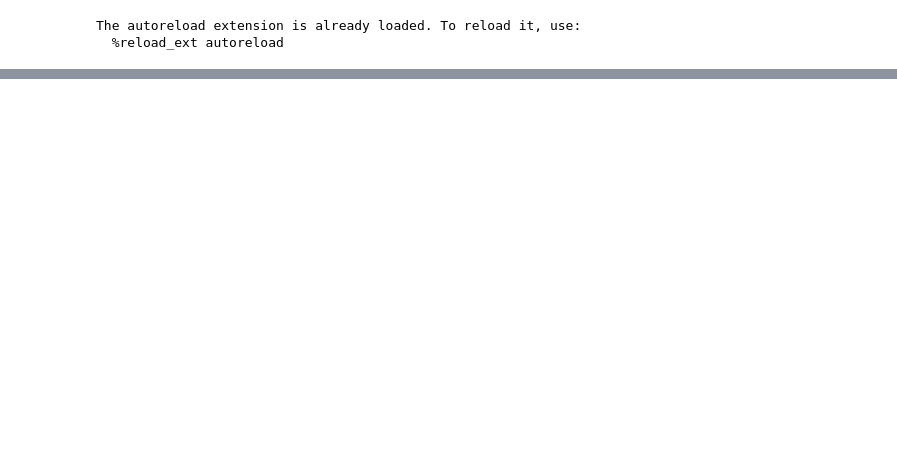
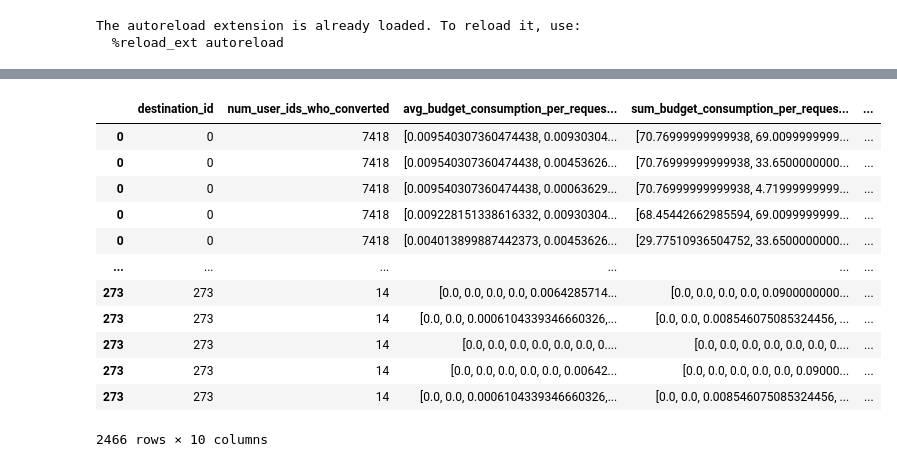
Before and after one commit to columbia/cookiemonster, a Jupyter notebook: systemx/notebooks/analysis.ipynb, the cells around one changed output, grey strips where cells are left out. Cells and saved outputs as stored; diff of their text form; code cells hidden in the pictures; blank space fills up the shorter version.

```diff
--- a/systemx/notebooks/analysis.ipynb
+++ b/systemx/notebooks/analysis.ipynb
@@ -9,5 +13,4 @@ import pandas as pd
 from utils import analyze_budget_consumption, plot_budget_consumption
 # %%
-path = "ray/criteo/optimizations/run_and_report_2024-03-16_03-28-43"
+path = "ray/criteo/optimizations/experiments"
 _, destinations_df, total_users_converted = analyze_budget_consumption(path, get_user_logs=False, get_destination_logs=True)
-plot_budget_consumption(destinations_df)
@@ -21,4 +16,0 @@ KeyError: 'Column not found: sum_budget_consumption_across_requested_epochs_acro
-# %%
-path = "ray/criteo/optimizations/run_and_report_2024-03-17_10-41-12"
-_, destinations_df, total_users_converted = analyze_budget_consumption(path, get_user_logs=False, get_destination_logs=True)
-plot_budget_consumption(destinations_df)
@@ -31,0 +17,16 @@ plot_budget_consumption(destinations_df)
+# %%
+destinations_df
+# %% [output]
+|  | destination_id | num_user_ids_who_converted | avg_budget_consumption_per_reques... | sum_budget_consumption_per_reques... | ... |
+| 0 | 0 | 7418 | [0.009540307360474438, 0.00930304... | [70.76999999999938, 69.0099999999... | ... |
+| 0 | 0 | 7418 | [0.009540307360474438, 0.00453626... | [70.76999999999938, 33.6500000000... | ... |
+| 0 | 0 | 7418 | [0.009540307360474438, 0.00063629... | [70.76999999999938, 4.71999999999... | ... |
+| 0 | 0 | 7418 | [0.009228151338616332, 0.00930304... | [68.45442662985594, 69.0099999999... | ... |
+| 0 | 0 | 7418 | [0.004013899887442373, 0.00453626... | [29.77510936504752, 33.6500000000... | ... |
+| ... | ... | ... | ... | ... | ... |
+| 273 | 273 | 14 | [0.0, 0.0, 0.0, 0.0, 0.0064285714... | [0.0, 0.0, 0.0, 0.0, 0.0900000000... | ... |
+| 273 | 273 | 14 | [0.0, 0.0, 0.0006104339346660326,... | [0.0, 0.0, 0.008546075085324456, ... | ... |
+| 273 | 273 | 14 | [0.0, 0.0, 0.0, 0.0, 0.0, 0.0, 0.... | [0.0, 0.0, 0.0, 0.0, 0.0, 0.0, 0.... | ... |
+| 273 | 273 | 14 | [0.0, 0.0, 0.0, 0.0, 0.0, 0.00642... | [0.0, 0.0, 0.0, 0.0, 0.0, 0.09000... | ... |
+| 273 | 273 | 14 | [0.0, 0.0, 0.0006104339346660326,... | [0.0, 0.0, 0.008546075085324456, ... | ... |
+2466 rows × 10 columns
```
Also changed, not shown: parts of 5 cells of this notebook, 2 other files.
